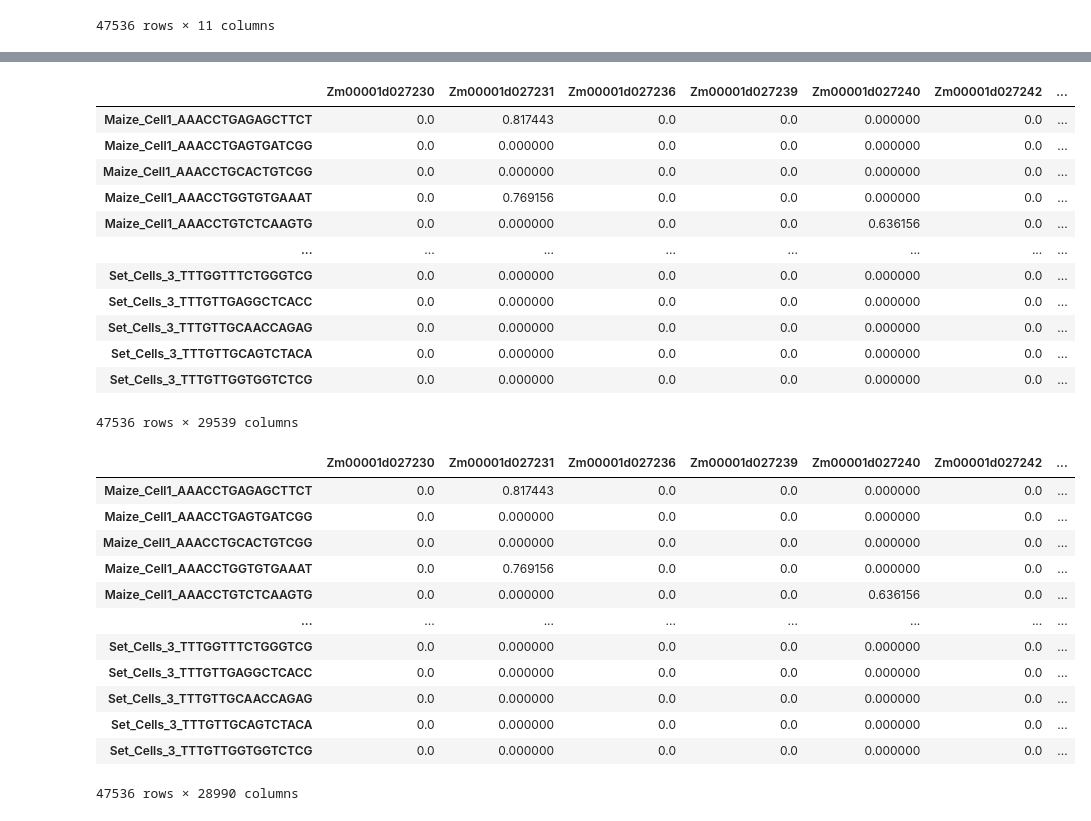
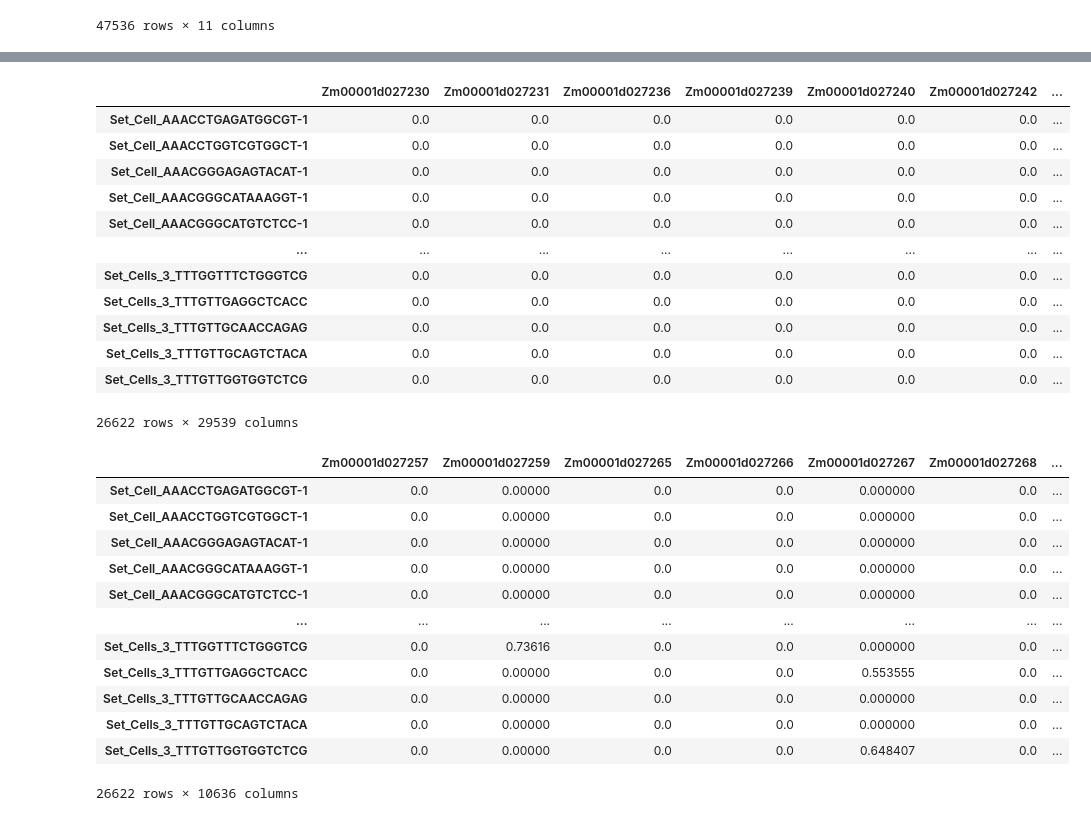
Before and after one commit to mikepassal/Bruno_and_Ken_Maize_Sorghum_Millet, a Jupyter notebook: Re_doing_things_with_Bruno_final_dataset/setting_up_miniex_normal_data.ipynb, the cells around one changed output, grey strips where cells are left out. Cells and saved outputs as stored; diff of their text form; code cells hidden in the pictures.

```diff
--- a/Re_doing_things_with_Bruno_final_dataset/setting_up_miniex_normal_data.ipynb
+++ b/Re_doing_things_with_Bruno_final_dataset/setting_up_miniex_normal_data.ipynb
@@ -88,3 +113,7 @@ norm_data.obs
 | Set_Cells_3_TTTGTTGCAGTCTACA | Set_Cells_3 | 9015 | 2669 | 20346 | 3006 | 3 | 3 | ... |
 | Set_Cells_3_TTTGTTGGTGGTCTCG | Set_Cells_3 | 10959 | 3722 | 20927 | 3811 | 4 | 4 | ... |
 47536 rows × 11 columns
+# %%
+maize_cells= norm_data[norm_data.obs['Species'] == 'Maize', :]
+sorghum_cells= norm_data[norm_data.obs['Species'] == 'Sorghum', :]
+setaria_cells= norm_data[norm_data.obs['Species'] == 'Setaria', :]
@@ -162,19 +197,19 @@ norm_data.obs
 # %%
 #cluster_2_ident.to_csv('/data/passala/Collaborator_Data/Bruno_Ken_Collab/Mini_EX_Files/INPUTS/forced_cluster_identities.txt', index= False, sep = '\t')
 # %%
-panda_of_expression_results = pd.DataFrame(index = norm_data.obs.index, columns= norm_data.var.index, data = norm_data.X )
+panda_of_expression_results = pd.DataFrame(index = setaria_cells.obs.index, columns= setaria_cells.var.index, data = setaria_cells.X )
 panda_of_expression_results
 # %% [output]
 |  | Zm00001d027230 | Zm00001d027231 | Zm00001d027236 | Zm00001d027239 | Zm00001d027240 | Zm00001d027242 | ... |
-| Maize_Cell1_AAACCTGAGAGCTTCT | 0.0 | 0.817443 | 0.0 | 0.0 | 0.000000 | 0.0 | ... |
-| Maize_Cell1_AAACCTGAGTGATCGG | 0.0 | 0.000000 | 0.0 | 0.0 | 0.000000 | 0.0 | ... |
-| Maize_Cell1_AAACCTGCACTGTCGG | 0.0 | 0.000000 | 0.0 | 0.0 | 0.000000 | 0.0 | ... |
-| Maize_Cell1_AAACCTGGTGTGAAAT | 0.0 | 0.769156 | 0.0 | 0.0 | 0.000000 | 0.0 | ... |
-| Maize_Cell1_AAACCTGTCTCAAGTG | 0.0 | 0.000000 | 0.0 | 0.0 | 0.636156 | 0.0 | ... |
+| Set_Cell_AAACCTGAGATGGCGT-1 | 0.0 | 0.0 | 0.0 | 0.0 | 0.0 | 0.0 | ... |
+| Set_Cell_AAACCTGGTCGTGGCT-1 | 0.0 | 0.0 | 0.0 | 0.0 | 0.0 | 0.0 | ... |
+| Set_Cell_AAACGGGAGAGTACAT-1 | 0.0 | 0.0 | 0.0 | 0.0 | 0.0 | 0.0 | ... |
+| Set_Cell_AAACGGGCATAAAGGT-1 | 0.0 | 0.0 | 0.0 | 0.0 | 0.0 | 0.0 | ... |
+| Set_Cell_AAACGGGCATGTCTCC-1 | 0.0 | 0.0 | 0.0 | 0.0 | 0.0 | 0.0 | ... |
 | ... | ... | ... | ... | ... | ... | ... | ... |
-| Set_Cells_3_TTTGGTTTCTGGGTCG | 0.0 | 0.000000 | 0.0 | 0.0 | 0.000000 | 0.0 | ... |
-| Set_Cells_3_TTTGTTGAGGCTCACC | 0.0 | 0.000000 | 0.0 | 0.0 | 0.000000 | 0.0 | ... |
-| Set_Cells_3_TTTGTTGCAACCAGAG | 0.0 | 0.000000 | 0.0 | 0.0 | 0.000000 | 0.0 | ... |
-| Set_Cells_3_TTTGTTGCAGTCTACA | 0.0 | 0.000000 | 0.0 | 0.0 | 0.000000 | 0.0 | ... |
-| Set_Cells_3_TTTGTTGGTGGTCTCG | 0.0 | 0.000000 | 0.0 | 0.0 | 0.000000 | 0.0 | ... |
+| Set_Cells_3_TTTGGTTTCTGGGTCG | 0.0 | 0.0 | 0.0 | 0.0 | 0.0 | 0.0 | ... |
+| Set_Cells_3_TTTGTTGAGGCTCACC | 0.0 | 0.0 | 0.0 | 0.0 | 0.0 | 0.0 | ... |
+| Set_Cells_3_TTTGTTGCAACCAGAG | 0.0 | 0.0 | 0.0 | 0.0 | 0.0 | 0.0 | ... |
+| Set_Cells_3_TTTGTTGCAGTCTACA | 0.0 | 0.0 | 0.0 | 0.0 | 0.0 | 0.0 | ... |
+| Set_Cells_3_TTTGTTGGTGGTCTCG | 0.0 | 0.0 | 0.0 | 0.0 | 0.0 | 0.0 | ... |
-47536 rows × 29539 columns
+26622 rows × 29539 columns
@@ -185,19 +218,19 @@ filtered_non_expressed_genes = panda_of_expression_results.loc[:,(panda_of_expre
 # %%
 filtered_non_expressed_genes
 # %% [output]
-|  | Zm00001d027230 | Zm00001d027231 | Zm00001d027236 | Zm00001d027239 | Zm00001d027240 | Zm00001d027242 | ... |
-| Maize_Cell1_AAACCTGAGAGCTTCT | 0.0 | 0.817443 | 0.0 | 0.0 | 0.000000 | 0.0 | ... |
-| Maize_Cell1_AAACCTGAGTGATCGG | 0.0 | 0.000000 | 0.0 | 0.0 | 0.000000 | 0.0 | ... |
-| Maize_Cell1_AAACCTGCACTGTCGG | 0.0 | 0.000000 | 0.0 | 0.0 | 0.000000 | 0.0 | ... |
-| Maize_Cell1_AAACCTGGTGTGAAAT | 0.0 | 0.769156 | 0.0 | 0.0 | 0.000000 | 0.0 | ... |
-| Maize_Cell1_AAACCTGTCTCAAGTG | 0.0 | 0.000000 | 0.0 | 0.0 | 0.636156 | 0.0 | ... |
+|  | Zm00001d027257 | Zm00001d027259 | Zm00001d027265 | Zm00001d027266 | Zm00001d027267 | Zm00001d027268 | ... |
+| Set_Cell_AAACCTGAGATGGCGT-1 | 0.0 | 0.00000 | 0.0 | 0.0 | 0.000000 | 0.0 | ... |
+| Set_Cell_AAACCTGGTCGTGGCT-1 | 0.0 | 0.00000 | 0.0 | 0.0 | 0.000000 | 0.0 | ... |
+| Set_Cell_AAACGGGAGAGTACAT-1 | 0.0 | 0.00000 | 0.0 | 0.0 | 0.000000 | 0.0 | ... |
+| Set_Cell_AAACGGGCATAAAGGT-1 | 0.0 | 0.00000 | 0.0 | 0.0 | 0.000000 | 0.0 | ... |
+| Set_Cell_AAACGGGCATGTCTCC-1 | 0.0 | 0.00000 | 0.0 | 0.0 | 0.000000 | 0.0 | ... |
 | ... | ... | ... | ... | ... | ... | ... | ... |
-| Set_Cells_3_TTTGGTTTCTGGGTCG | 0.0 | 0.000000 | 0.0 | 0.0 | 0.000000 | 0.0 | ... |
-| Set_Cells_3_TTTGTTGAGGCTCACC | 0.0 | 0.000000 | 0.0 | 0.0 | 0.000000 | 0.0 | ... |
-| Set_Cells_3_TTTGTTGCAACCAGAG | 0.0 | 0.000000 | 0.0 | 0.0 | 0.000000 | 0.0 | ... |
-| Set_Cells_3_TTTGTTGCAGTCTACA | 0.0 | 0.000000 | 0.0 | 0.0 | 0.000000 | 0.0 | ... |
-| Set_Cells_3_TTTGTTGGTGGTCTCG | 0.0 | 0.000000 | 0.0 | 0.0 | 0.000000 | 0.0 | ... |
+| Set_Cells_3_TTTGGTTTCTGGGTCG | 0.0 | 0.73616 | 0.0 | 0.0 | 0.000000 | 0.0 | ... |
+| Set_Cells_3_TTTGTTGAGGCTCACC | 0.0 | 0.00000 | 0.0 | 0.0 | 0.553555 | 0.0 | ... |
+| Set_Cells_3_TTTGTTGCAACCAGAG | 0.0 | 0.00000 | 0.0 | 0.0 | 0.000000 | 0.0 | ... |
+| Set_Cells_3_TTTGTTGCAGTCTACA | 0.0 | 0.00000 | 0.0 | 0.0 | 0.000000 | 0.0 | ... |
+| Set_Cells_3_TTTGTTGGTGGTCTCG | 0.0 | 0.00000 | 0.0 | 0.0 | 0.648407 | 0.0 | ... |
-47536 rows × 28990 columns
+26622 rows × 10636 columns
 # %%
 transposed_matrix = filtered_non_expressed_genes.T
 transposed_matrix.index.name = 'geneid'
```
Also changed, not shown: parts of 20 cells of this notebook, 5 other files.
